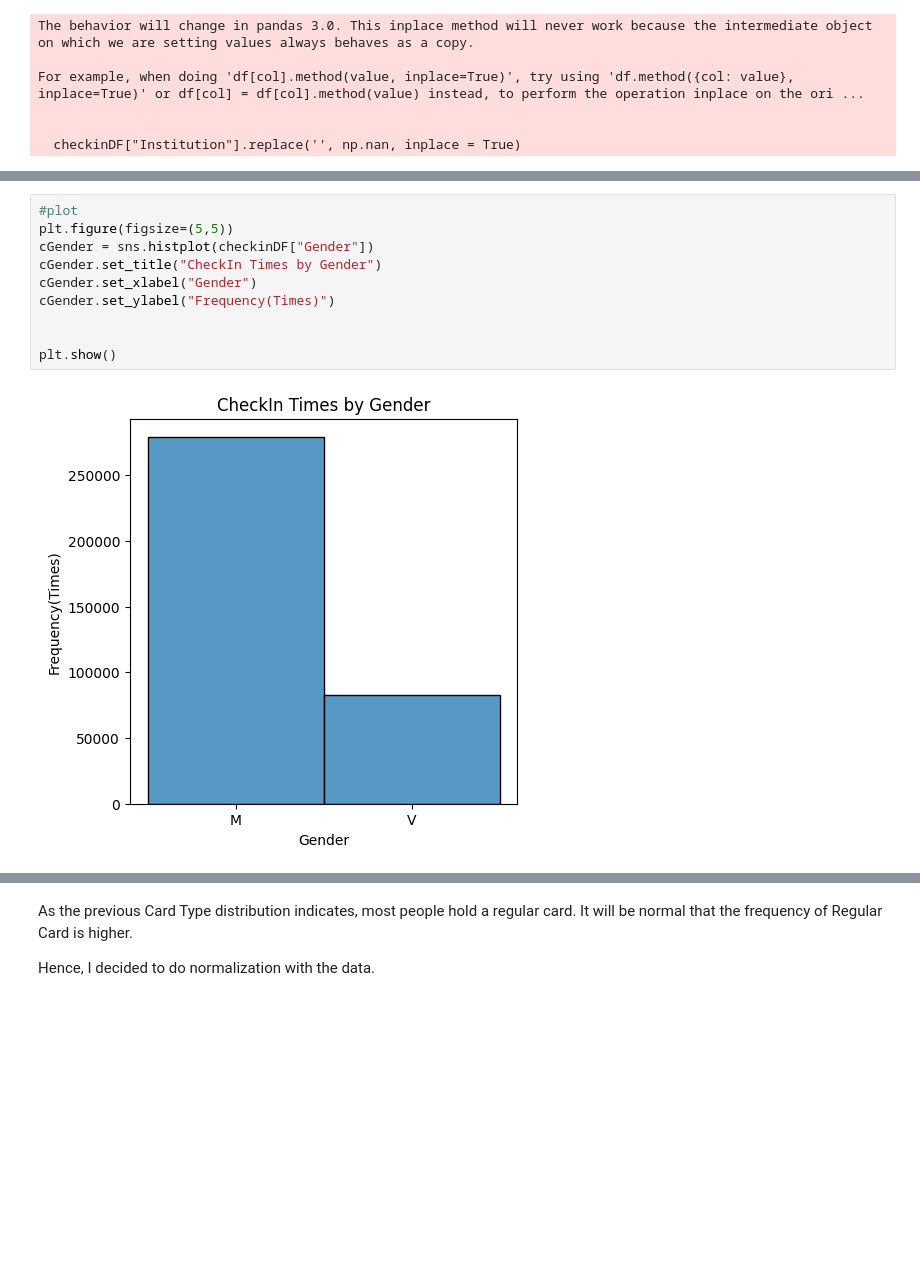
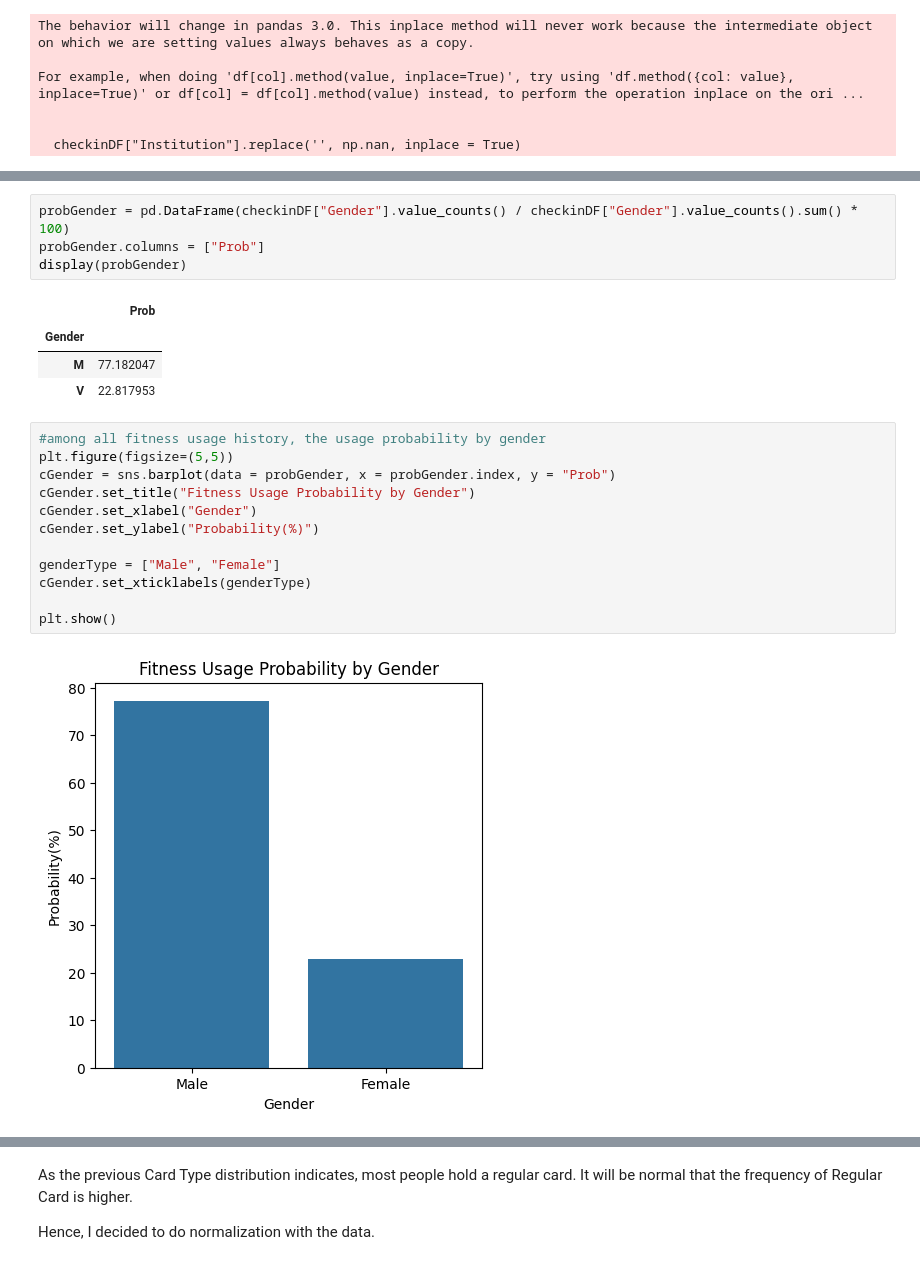
Before and after one commit to mingming2-alya/Business-Analyzing-with-ACLO, a Jupyter notebook: ACLO.ipynb, the cells around one changed output, grey strips where cells are left out. Cells and saved outputs as stored; diff of their text form; blank space fills up the shorter version.

```diff
--- a/ACLO.ipynb
+++ b/ACLO.ipynb
@@ -385,15 +378,26 @@ Gender
 M    278983
 V     82478
 Name: count, dtype: int64
+# %%
+probGender = pd.DataFrame(checkinDF["Gender"].value_counts() / checkinDF["Gender"].value_counts().sum() * 100)
+probGender.columns = ["Prob"]
+display(probGender)
+# %% [output]
+|  | Prob |
+| Gender |  |
+| M | 77.182047 |
+| V | 22.817953 |
 # %%
-#plot
+#among all fitness usage history, the usage probability by gender
 plt.figure(figsize=(5,5))
-cGender = sns.histplot(checkinDF["Gender"])
-cGender.set_title("CheckIn Times by Gender")
+cGender = sns.barplot(data = probGender, x = probGender.index, y = "Prob")
+cGender.set_title("Fitness Usage Probability by Gender")
 cGender.set_xlabel("Gender")
-cGender.set_ylabel("Frequency(Times)")
+cGender.set_ylabel("Probability(%)")
 
+genderType = ["Male", "Female"]
+cGender.set_xticklabels(genderType)
 
 plt.show()
 # %% [output]
-[figure, old version]
+[figure, new version]
```
Also changed, not shown: parts of 31 cells of this notebook.
